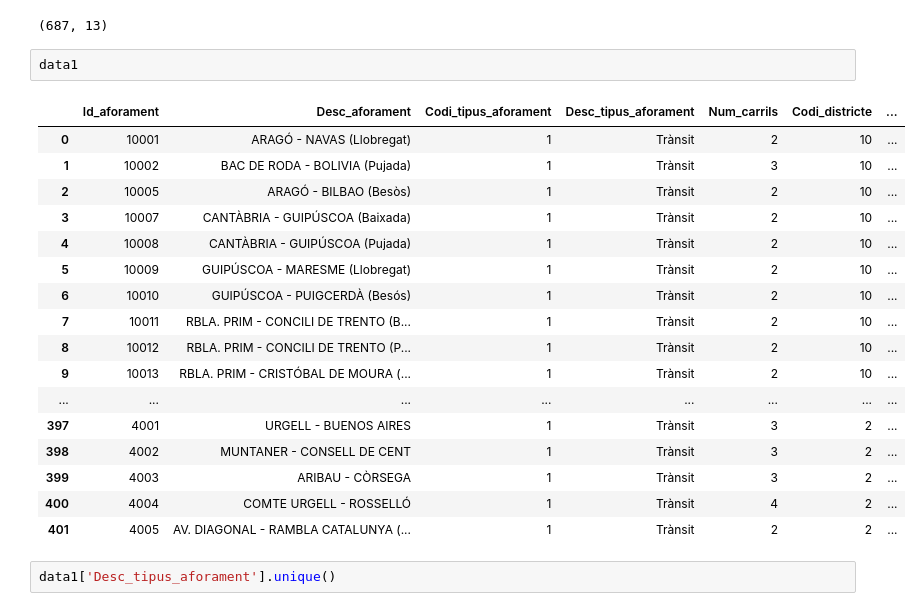
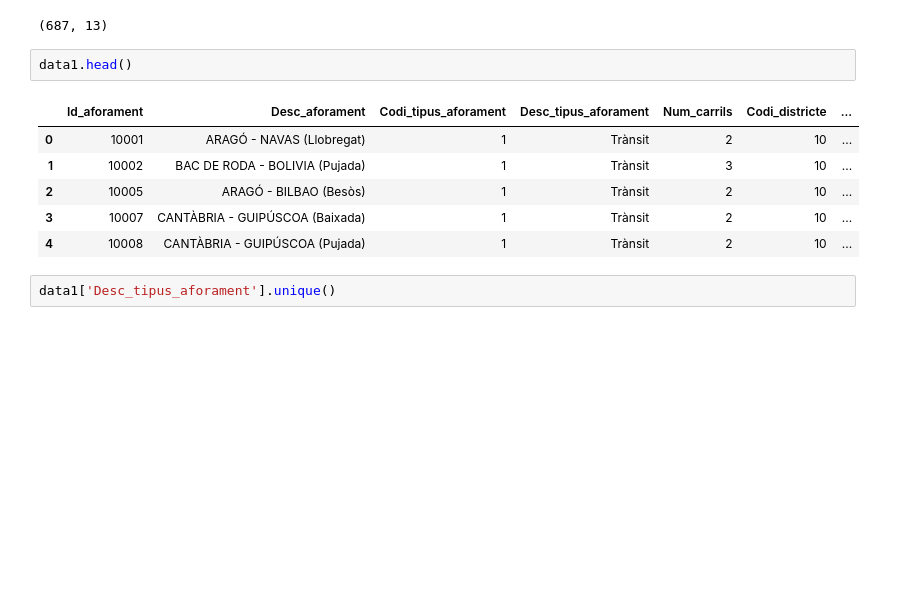
Before and after one commit to marcjs95/master-data-science, a Jupyter notebook: code/mapas.ipynb, the cells around one changed output. Saved outputs shown, nothing was run; the diff lists cells and outputs as text; blank space fills up the shorter version.

```diff
--- a/code/mapas.ipynb
+++ b/code/mapas.ipynb
@@ -111,25 +100,14 @@ data1.shape
 # %% [output]
 (687, 13)
 # %%
-data1
+data1.head()
 # %% [output]
 |  | Id_aforament | Desc_aforament | Codi_tipus_aforament | Desc_tipus_aforament | Num_carrils | Codi_districte | ... |
 | 0 | 10001 | ARAGÓ - NAVAS (Llobregat) | 1 | Trànsit | 2 | 10 | ... |
 | 1 | 10002 | BAC DE RODA - BOLIVIA (Pujada) | 1 | Trànsit | 3 | 10 | ... |
 | 2 | 10005 | ARAGÓ - BILBAO (Besòs) | 1 | Trànsit | 2 | 10 | ... |
 | 3 | 10007 | CANTÀBRIA - GUIPÚSCOA (Baixada) | 1 | Trànsit | 2 | 10 | ... |
 | 4 | 10008 | CANTÀBRIA - GUIPÚSCOA (Pujada) | 1 | Trànsit | 2 | 10 | ... |
-| 5 | 10009 | GUIPÚSCOA - MARESME (Llobregat) | 1 | Trànsit | 2 | 10 | ... |
-| 6 | 10010 | GUIPÚSCOA - PUIGCERDÀ (Besós) | 1 | Trànsit | 2 | 10 | ... |
-| 7 | 10011 | RBLA. PRIM - CONCILI DE TRENTO (B... | 1 | Trànsit | 2 | 10 | ... |
-| 8 | 10012 | RBLA. PRIM - CONCILI DE TRENTO (P... | 1 | Trànsit | 2 | 10 | ... |
-| 9 | 10013 | RBLA. PRIM - CRISTÓBAL DE MOURA (... | 1 | Trànsit | 2 | 10 | ... |
-| ... | ... | ... | ... | ... | ... | ... | ... |
-| 397 | 4001 | URGELL - BUENOS AIRES | 1 | Trànsit | 3 | 2 | ... |
-| 398 | 4002 | MUNTANER - CONSELL DE CENT | 1 | Trànsit | 3 | 2 | ... |
-| 399 | 4003 | ARIBAU - CÒRSEGA | 1 | Trànsit | 3 | 2 | ... |
-| 400 | 4004 | COMTE URGELL - ROSSELLÓ | 1 | Trànsit | 4 | 2 | ... |
-| 401 | 4005 | AV. DIAGONAL - RAMBLA CATALUNYA (... | 1 | Trànsit | 2 | 2 | ... |
 # %%
 data1['Desc_tipus_aforament'].unique()
 # %% [output]
```
Also changed, not shown: parts of 5 cells of this notebook.
